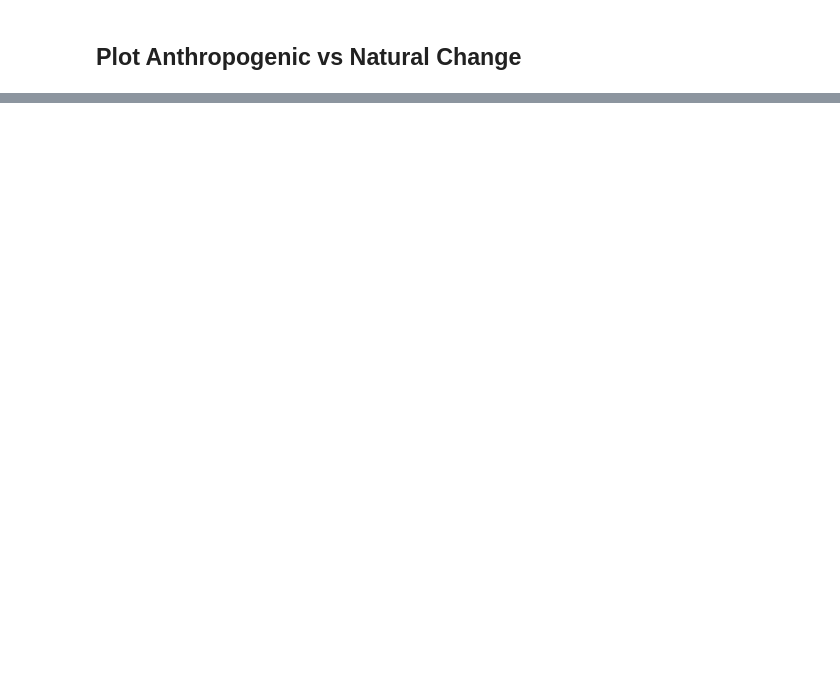
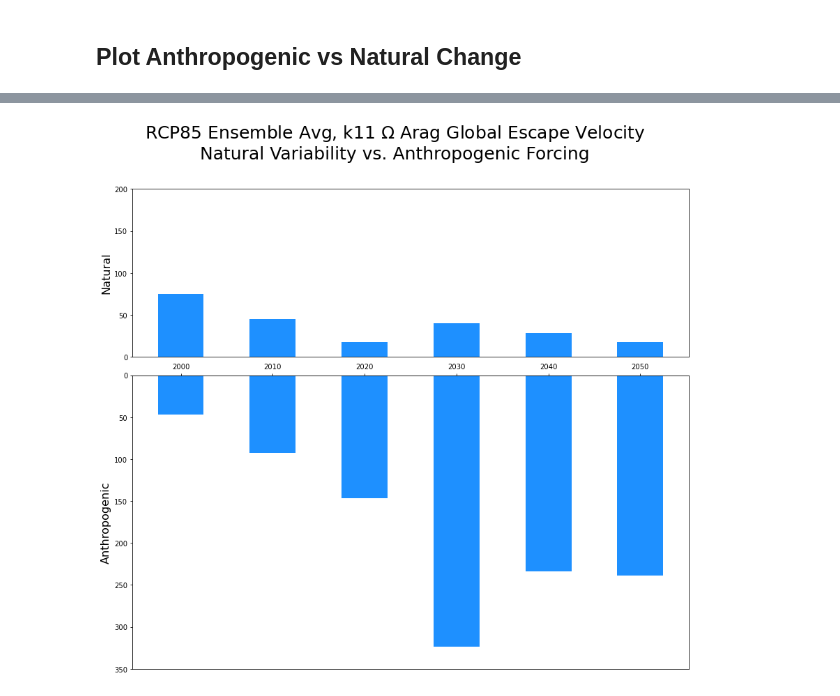
Before and after one commit to chazbethelbrescia/pei2020, a Jupyter notebook: notebooks/Climate_Envelopes/oa_escvel_calc.ipynb, the cells around one changed output, grey strips where cells are left out. Saved outputs shown, nothing was run; the diff lists cells and outputs as text; code cells hidden in the pictures; blank space fills up the shorter version.

```diff
--- a/notebooks/Climate_Envelopes/oa_escvel_calc.ipynb
+++ b/notebooks/Climate_Envelopes/oa_escvel_calc.ipynb
@@ -801,0 +920,48 @@ None
+# %%
+# Get decadal global escape velocity averages (natural and anthropogenic)
+global_nat = []
+global_anth = []
+
+for i in range(50,101,10):
+    global_nat.append(list_global_nat_avg[i])
+    global_anth.append(movingAvg_global[i])
+# %%
+# Create Histograms for escape velocity distribution at each timestep
+fig, axs = plt.subplots(nrows=2,ncols=1,figsize=[12,10],
+                       gridspec_kw={'height_ratios': [4, 7]})
+
+labels = []
+for yr in range(2000,2051,10):
+    labels.append(str(yr))
+
+
+x = np.arange(len(labels))  # the label locations
+width = 0.5  # the width of the bars
+
+ax = axs[0]
+bars_global_nat = ax.bar(x, global_nat, width, color='dodgerblue', label='Global')
+ax.set_ylabel('Natural',fontsize=16)
+ax.set_yticks(np.arange(0,201,50))
+ax.set(xticks=[])
+
+ax = axs[1]
+bars_global_anth = ax.bar(x, global_anth, width, color='dodgerblue', label='Global')
+ax.set_ylabel('Anthropogenic',fontsize=16)
+ax.set_yticks(np.arange(0,351,50))
+# flip bars on anthropogenic graph
+ax.invert_yaxis()
+ax.set(xticks=x, xticklabels=labels)
+ax.xaxis.tick_top()
+
+y1 = range(200)
+y2 = range(200)
+# may need x
+
+fig.tight_layout()
+fig.subplots_adjust(hspace=0.08)
+
+fig.suptitle('RCP85 Ensemble Avg, k11 $\Omega$ Arag Global Escape Velocity\nNatural Variability vs. Anthropogenic Forcing',
+            y=1.11,fontsize=25)
+fig.savefig("./oa_escvel_stats/oa_k11_escvel_global_var")
+# %% [output]
+[figure, added]
```
Also changed, not shown: parts of 19 cells of this notebook, 2 other files.
